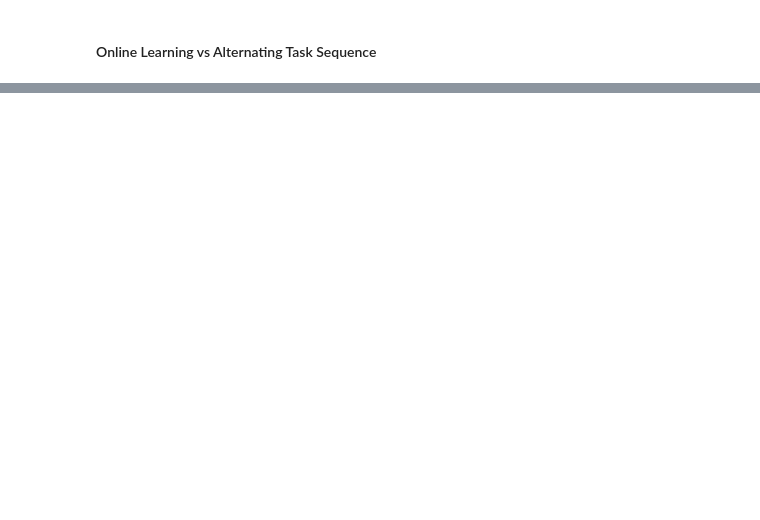
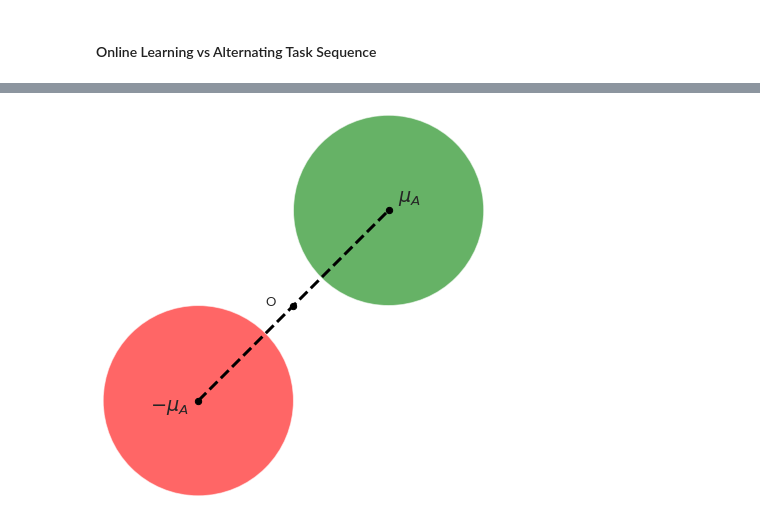
Before and after one commit to neurodata/ProL, a Jupyter notebook: notebooks/2-alternating-sequence.ipynb, the cells around one changed output, grey strips where cells are left out. Saved outputs shown, nothing was run; the diff lists cells and outputs as text; code cells hidden in the pictures; blank space fills up the shorter version.

```diff
--- a/notebooks/2-alternating-sequence.ipynb
+++ b/notebooks/2-alternating-sequence.ipynb
@@ -305,0 +329,25 @@ fig.savefig("figures/online_seq1.pdf", bbox_inches='tight')
+# %%
+fig, ax = plt.subplots(figsize=(7,7))
+c1 = Circle((1, 1), 1, fc="g", alpha=0.6)
+c2 = Circle((-1, -1), 1, fc="r", alpha=0.6)
+patches = [c1, c2]
+for patch in patches:
+    ax.add_artist(patch)
+ax.plot([-1, 1], [-1, 1], c='k', lw=3, ls="dashed")
+ax.scatter([0], [0], c='k', s=40)
+ax.scatter([1], [1], c='k', s=40)
+ax.scatter([-1], [-1], c='k', s=40)
+ax.text(-0.3, 0, "O", size='small')
+ax.text(-1.1, -1.1, r"$-\mu_A$", size='large', ha='right')
+ax.text(1.1, 1.1, r"$\mu_A$", size='large', ha='left')
+ax.set_xlim([-2, 2])
+ax.set_ylim([-2, 2])
+ax.set_aspect("equal")
+# ax.set_title("Task A", fontsize=16)
+ax.spines[['right', 'top', 'bottom', 'left']].set_visible(False)
+# ax.legend(["Y = 1", "Y = -1"], fontsize=13, frameon=False, loc=2)
+ax.set_xticks([])
+ax.set_yticks([])
+plt.show()
+# %% [output]
+[figure, added]
```
Also changed, not shown: parts of 7 cells of this notebook, 2 other files.
